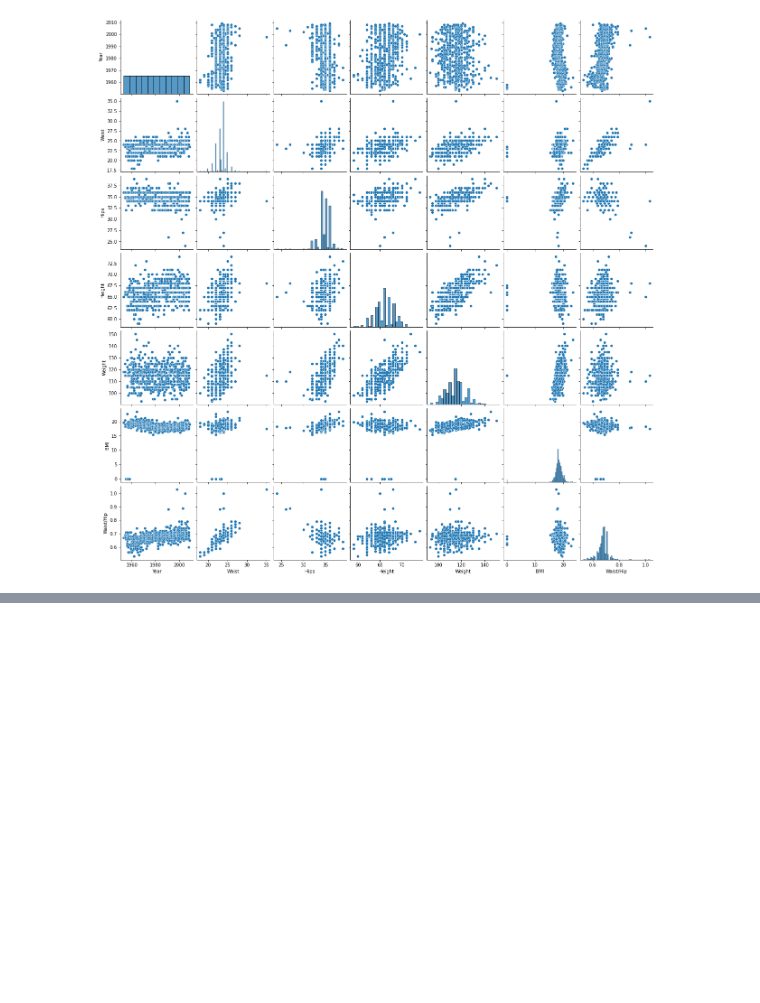
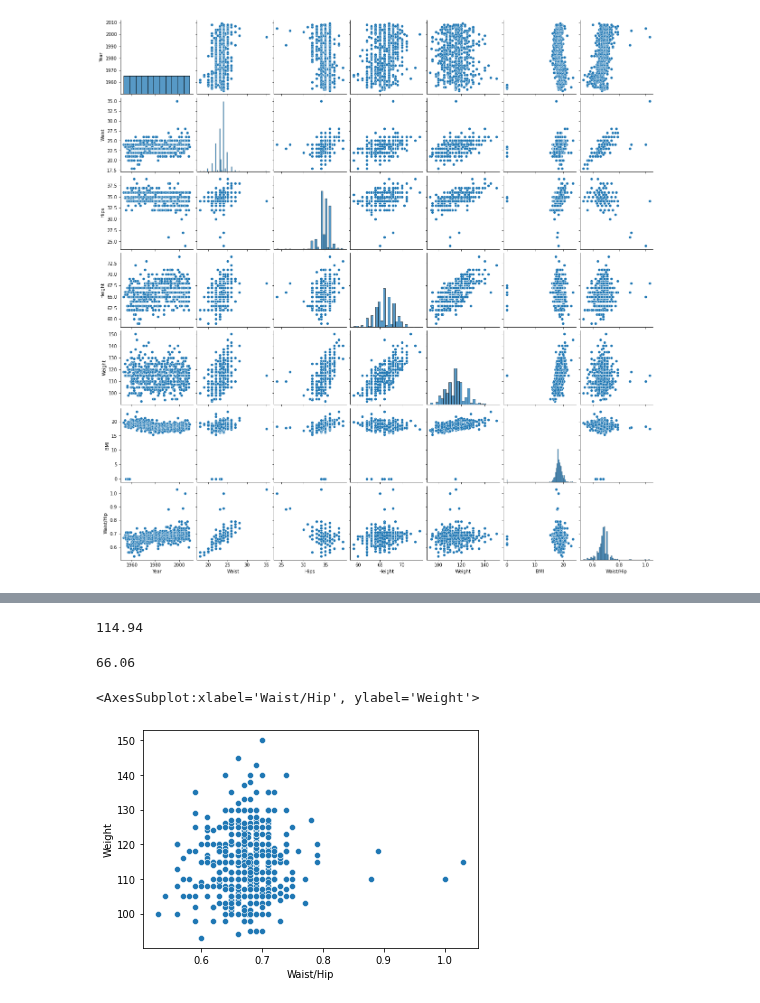
Before and after one commit to d3enjan/sf_data_science, a Jupyter notebook: skillfactory/EDA-2. Математическая статистика в контексте EDA/3. Корреляция.ipynb, the cells around one changed output, grey strips where cells are left out. Cells and saved outputs as stored; diff of their text form; code cells hidden in the pictures; blank space fills up the shorter version.

```diff
--- a/skillfactory/EDA-2. Математическая статистика в контексте EDA/3. Корреляция.ipynb
+++ b/skillfactory/EDA-2. Математическая статистика в контексте EDA/3. Корреляция.ipynb
@@ -178,0 +190,11 @@ sns.pairplot(data_m)
+# %%
+display(round(statistics.mean(data_m['Weight']), 2))
+display(round(statistics.mean(data_m['Height']), 2))
+# %% [output]
+114.94
+66.06
+# %%
+sns.scatterplot(data=data_m, x="Waist/Hip", y="Weight")
+# %% [output]
+<AxesSubplot:xlabel='Waist/Hip', ylabel='Weight'>
+[figure, added]
```
Also changed, not shown: parts of 2 cells of this notebook.
